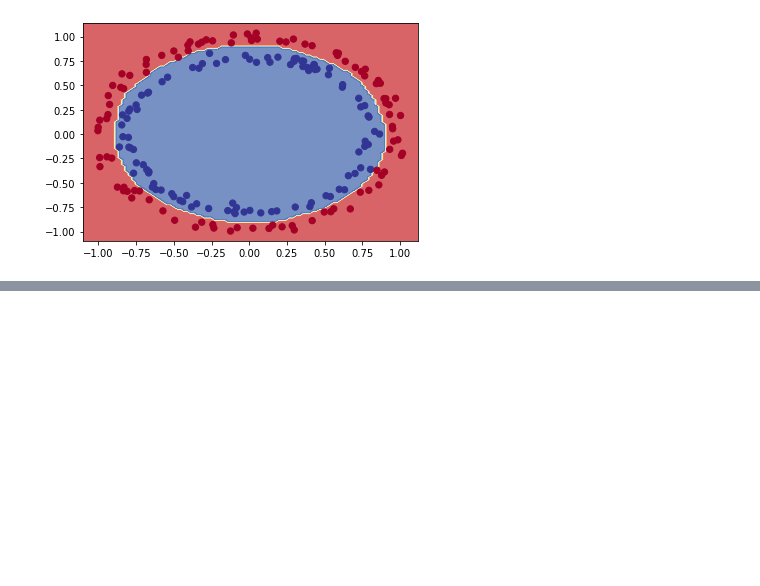
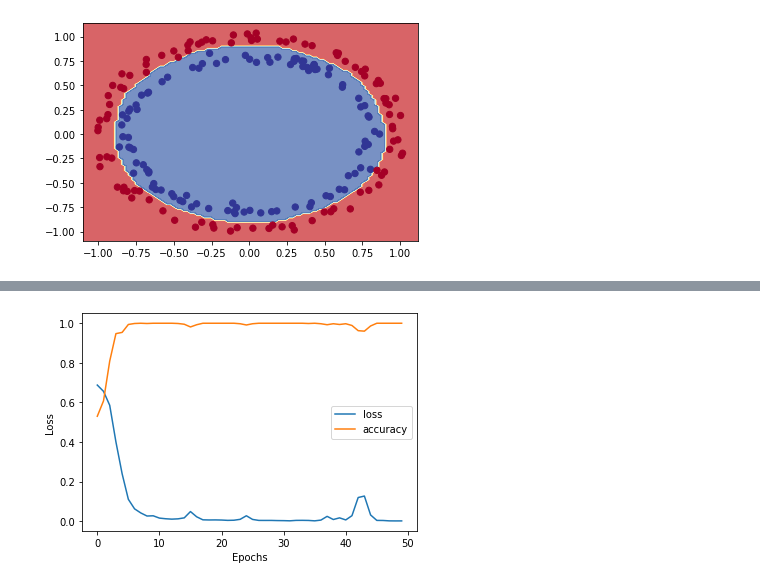
Before and after one commit to sixpounder/notebooks, a Jupyter notebook: 02_Classification.ipynb, the cells around one changed output, grey strips where cells are left out. Cells and saved outputs as stored; diff of their text form; code cells hidden in the pictures; blank space fills up the shorter version.

```diff
--- a/02_Classification.ipynb
+++ b/02_Classification.ipynb
@@ -241,0 +260,26 @@ plot_decition_boundary(model_4, X_test, y_test)
+# %%
+from sklearn.model_selection import train_test_split
+from plot import plot_loss_curve
+
+tf.random.set_seed(42)
+
+# Create the model
+
+X_train, X_test, y_train, y_test = train_test_split(X, y, test_size=0.2, random_state=42)
+
+model_6 = tf.keras.Sequential([
+    tf.keras.layers.Dense(100, activation="relu"),
+    tf.keras.layers.Dense(10, activation="relu"),
+    tf.keras.layers.Dense(1, activation="sigmoid")
+])
+
+model_6.compile(
+    loss=tf.keras.losses.BinaryCrossentropy(),
+    optimizer=tf.keras.optimizers.Adam(learning_rate=0.01), # Use a "better" learning rate, inferred from the plot above
+    metrics=["accuracy"]
+)
+
+history = model_6.fit(X_train, y_train, epochs=50, verbose=0)
+plot_loss_curve(history)
+# %% [output]
+[figure, added]
```
Also changed, not shown: parts of 10 cells of this notebook, 1 other file.
